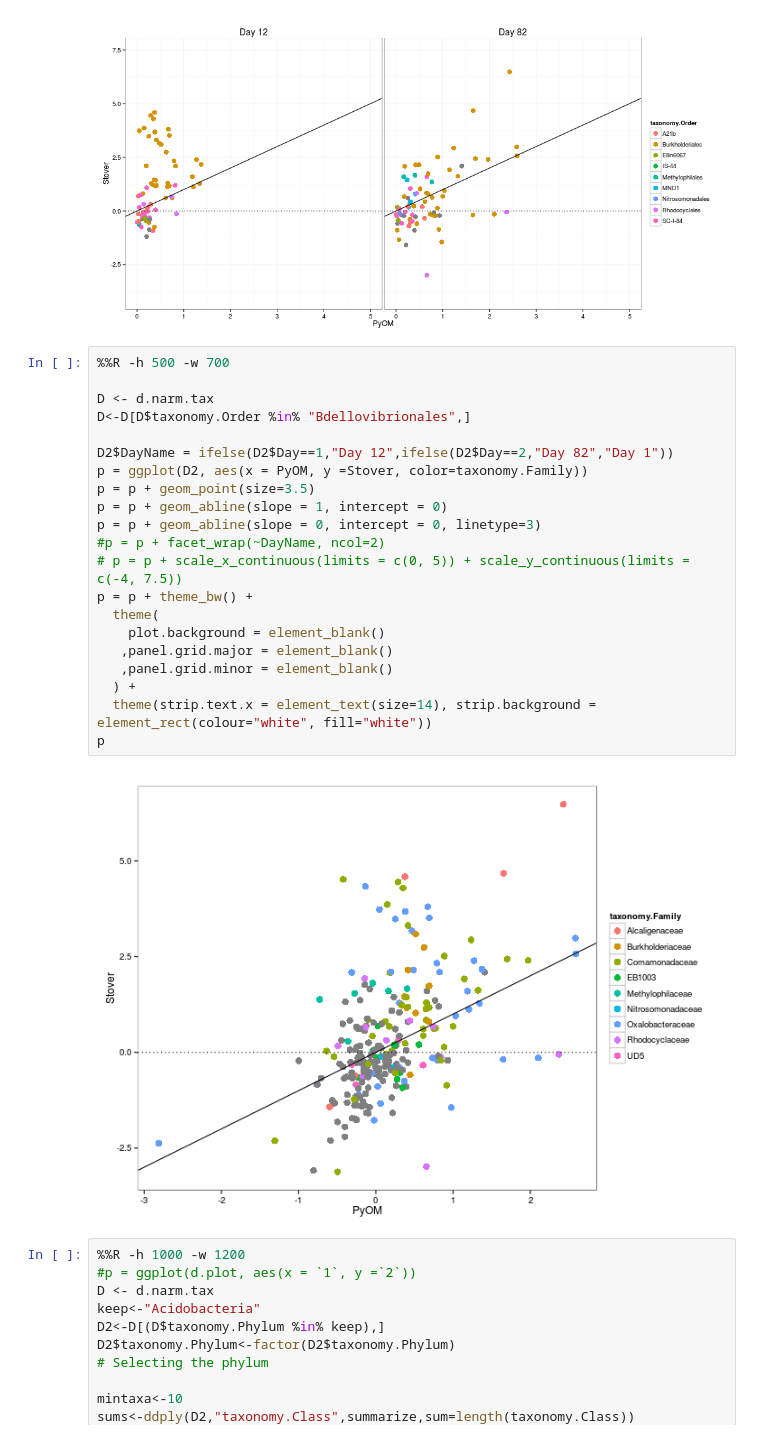
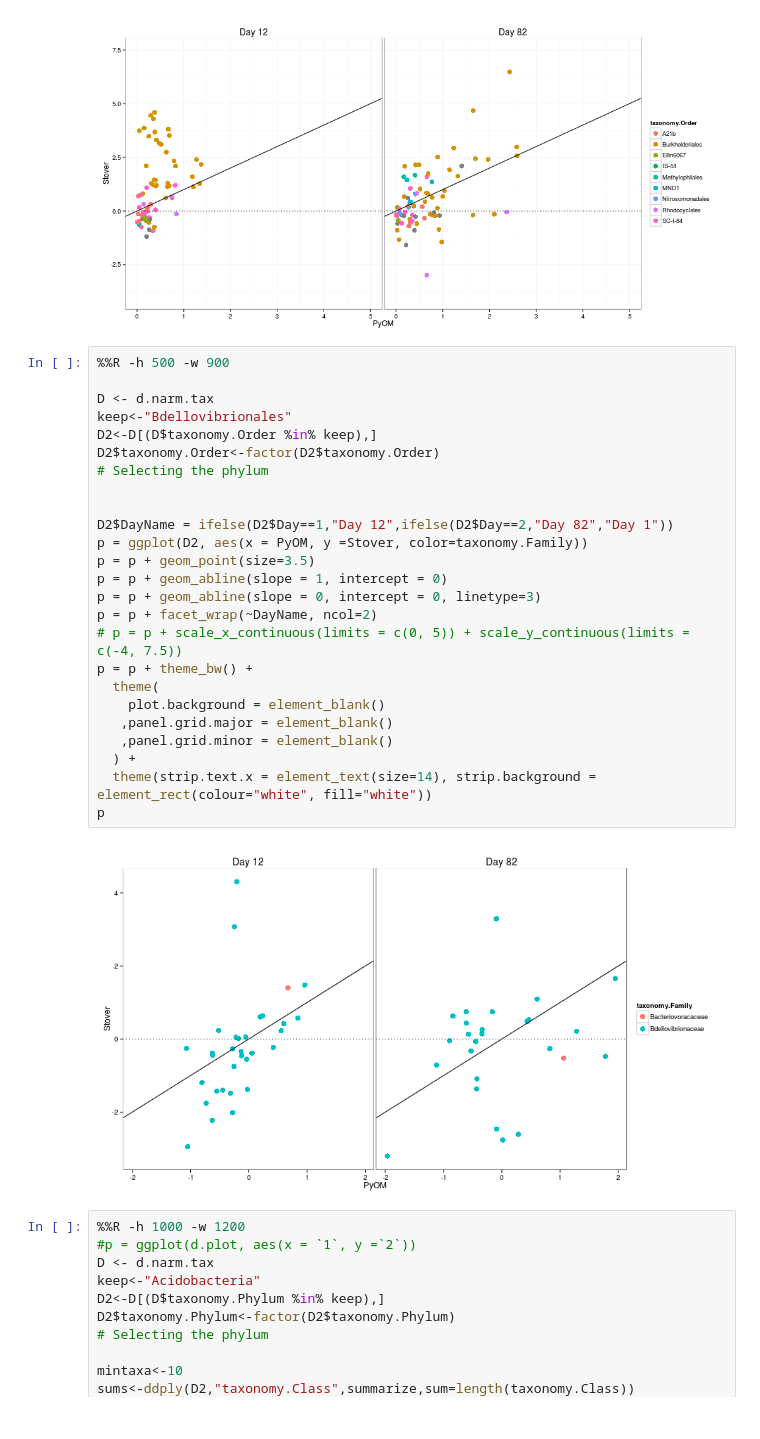
Before and after one commit to TheaWhitman/PyOM, a Jupyter notebook: manuscript_figures/Log2-fold_change_plots.ipynb, the cells around one changed output. Cells and saved outputs as stored; diff of their text form.

Commit message:
working on log2fold plots for SES2015

```diff
--- a/manuscript_figures/Log2-fold_change_plots.ipynb
+++ b/manuscript_figures/Log2-fold_change_plots.ipynb
@@ -293,28 +322,32 @@ p
 # %% [output]
 [figure]
 # %%
-%%R -h 500 -w 700
+%%R -h 500 -w 900
 
 D <- d.narm.tax
-D<-D[D$taxonomy.Order %in% "Bdellovibrionales",]
+keep<-"Bdellovibrionales"
+D2<-D[(D$taxonomy.Order %in% keep),]
+D2$taxonomy.Order<-factor(D2$taxonomy.Order)
+# Selecting the phylum
+
 
 D2$DayName = ifelse(D2$Day==1,"Day 12",ifelse(D2$Day==2,"Day 82","Day 1"))
 p = ggplot(D2, aes(x = PyOM, y =Stover, color=taxonomy.Family))
 p = p + geom_point(size=3.5)
 p = p + geom_abline(slope = 1, intercept = 0)
 p = p + geom_abline(slope = 0, intercept = 0, linetype=3)
-#p = p + facet_wrap(~DayName, ncol=2)
+p = p + facet_wrap(~DayName, ncol=2)
 # p = p + scale_x_continuous(limits = c(0, 5)) + scale_y_continuous(limits = c(-4, 7.5))
 p = p + theme_bw() +
   theme(
     plot.background = element_blank()
    ,panel.grid.major = element_blank()
    ,panel.grid.minor = element_blank()
   ) +
   theme(strip.text.x = element_text(size=14), strip.background = element_rect(colour="white", fill="white"))
 p
 # %% [output]
-[figure, old version]
+[figure, new version]
 # %%
 %%R -h 1000 -w 1200
 #p = ggplot(d.plot, aes(x = `1`, y =`2`))
```
Also changed, not shown: parts of 5 cells of this notebook.
